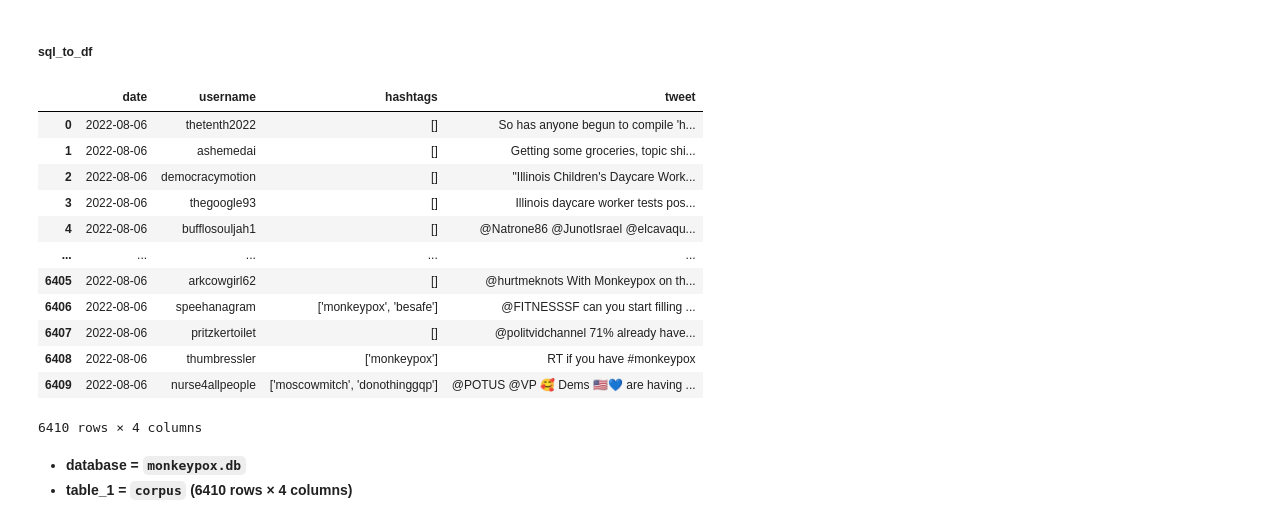
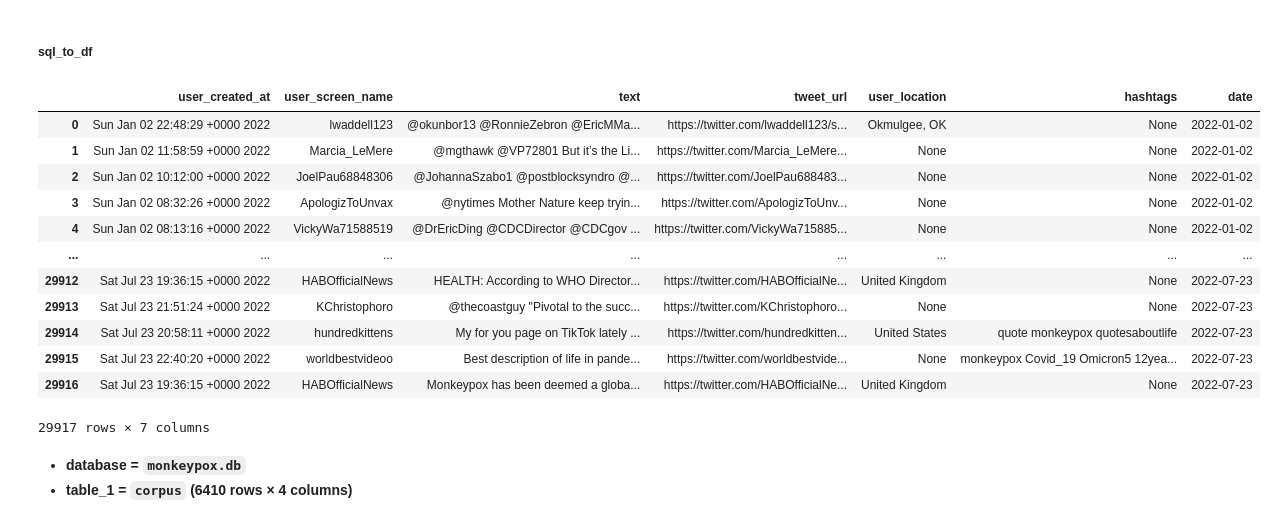
Before and after one commit to slp22/data-engineering-project, a Jupyter notebook: engineering_monkeypox_pipeline.ipynb, the cells around one changed output. Saved outputs shown, nothing was run; the diff lists cells and outputs as text; code cells hidden in the pictures.

```diff
--- a/engineering_monkeypox_pipeline.ipynb
+++ b/engineering_monkeypox_pipeline.ipynb
@@ -450,3 +588,0 @@ total_tweets
-# %%
-tweets = df[['language','date','username','hashtags','tweet']]
-tweets.head(2)
@@ -495,3 +588,0 @@ Italian entries: 10
-# %%
-# Keep only English languge tweets
-tweets = tweets[(tweets['language'] == 'en')]
@@ -519,3 +588,0 @@ tweets.head(2)
-# %%
-# Drop language column since we have only English tweets
-tweets = tweets.drop(columns=['language'])
@@ -607,36 +657,36 @@ def sql_query_to_pd(sql_query_string: str, db_name: str ='mpox.db') -> pd.DataFr
 # %%
 # https://towardsdatascience.com/have-a-sql-interview-coming-up-ace-it-using-google-colab-6d3c0ffb29dc
 
 # Read  csv as df
-input_df = pd.read_csv('/content/tweets.csv')
+input_df = pd.read_csv('/content/tweet_data.csv')
 
 # Upload df to a SQL table
 pd_to_sqlDB(input_df,
             table_name='tweets',
             db_name='monkeypox.db')
 
 # Write SQL query in a string variable
 sql_query_string = """
     SELECT *
     FROM tweets
 """
 # Exectue  SQL query
 corpus = sql_query_to_pd(sql_query_string, db_name='monkeypox.db')
 corpus
 # %% [output]
-|  | date | username | hashtags | tweet |
-| 0 | 2022-08-06 | thetenth2022 | [] | So has anyone begun to compile 'h... |
-| 1 | 2022-08-06 | ashemedai | [] | Getting some groceries, topic shi... |
-| 2 | 2022-08-06 | democracymotion | [] | "Illinois Children's Daycare Work... |
-| 3 | 2022-08-06 | thegoogle93 | [] | Illinois daycare worker tests pos... |
-| 4 | 2022-08-06 | bufflosouljah1 | [] | @Natrone86 @JunotIsrael @elcavaqu... |
-| ... | ... | ... | ... | ... |
-| 6405 | 2022-08-06 | arkcowgirl62 | [] | @hurtmeknots With Monkeypox on th... |
-| 6406 | 2022-08-06 | speehanagram | ['monkeypox', 'besafe'] | @FITNESSSF can you start filling ... |
-| 6407 | 2022-08-06 | pritzkertoilet | [] | @politvidchannel 71% already have... |
-| 6408 | 2022-08-06 | thumbressler | ['monkeypox'] | RT if you have #monkeypox |
-| 6409 | 2022-08-06 | nurse4allpeople | ['moscowmitch', 'donothinggqp'] | @POTUS @VP 🥰 Dems 🇺🇸💙 are having ... |
+|  | user_created_at | user_screen_name | text | tweet_url | user_location | hashtags | date |
+| 0 | Sun Jan 02 22:48:29 +0000 2022 | lwaddell123 | @okunbor13 @RonnieZebron @EricMMa... | https://twitter.com/lwaddell123/s... | Okmulgee, OK | None | 2022-01-02 |
+| 1 | Sun Jan 02 11:58:59 +0000 2022 | Marcia_LeMere | @mgthawk @VP72801 But it’s the Li... | https://twitter.com/Marcia_LeMere... | None | None | 2022-01-02 |
+| 2 | Sun Jan 02 10:12:00 +0000 2022 | JoelPau68848306 | @JohannaSzabo1 @postblocksyndro @... | https://twitter.com/JoelPau688483... | None | None | 2022-01-02 |
+| 3 | Sun Jan 02 08:32:26 +0000 2022 | ApologizToUnvax | @nytimes Mother Nature keep tryin... | https://twitter.com/ApologizToUnv... | None | None | 2022-01-02 |
+| 4 | Sun Jan 02 08:13:16 +0000 2022 | VickyWa71588519 | @DrEricDing @CDCDirector @CDCgov ... | https://twitter.com/VickyWa715885... | None | None | 2022-01-02 |
+| ... | ... | ... | ... | ... | ... | ... | ... |
+| 29912 | Sat Jul 23 19:36:15 +0000 2022 | HABOfficialNews | HEALTH: According to WHO Director... | https://twitter.com/HABOfficialNe... | United Kingdom | None | 2022-07-23 |
+| 29913 | Sat Jul 23 21:51:24 +0000 2022 | KChristophoro | @thecoastguy "Pivotal to the succ... | https://twitter.com/KChristophoro... | None | None | 2022-07-23 |
+| 29914 | Sat Jul 23 20:58:11 +0000 2022 | hundredkittens | My for you page on TikTok lately ... | https://twitter.com/hundredkitten... | United States | quote monkeypox quotesaboutlife | 2022-07-23 |
+| 29915 | Sat Jul 23 22:40:20 +0000 2022 | worldbestvideoo | Best description of life in pande... | https://twitter.com/worldbestvide... | None | monkeypox Covid_19 Omicron5 12yea... | 2022-07-23 |
+| 29916 | Sat Jul 23 19:36:15 +0000 2022 | HABOfficialNews | Monkeypox has been deemed a globa... | https://twitter.com/HABOfficialNe... | United Kingdom | None | 2022-07-23 |
-6410 rows × 4 columns
+29917 rows × 7 columns
 # %% [markdown]
 * **database = `monkeypox.db`**
 * **table_1 = `corpus` (6410 rows × 4 columns)**
```
Also changed, not shown: parts of 73 cells of this notebook.
